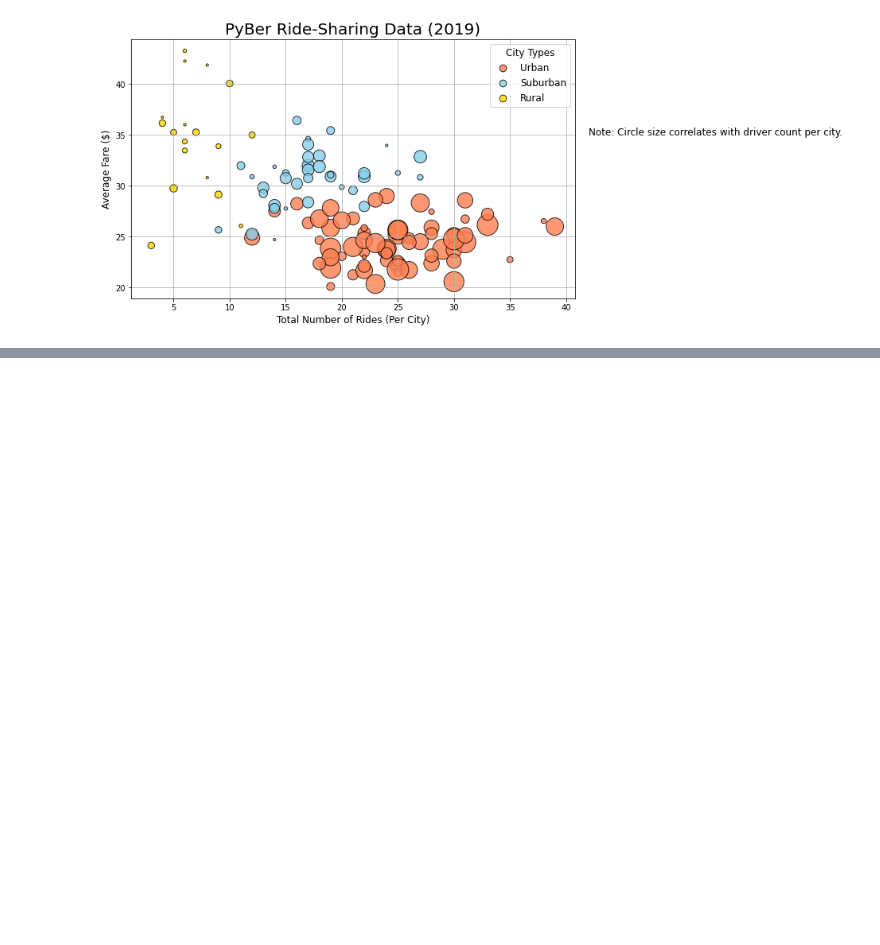
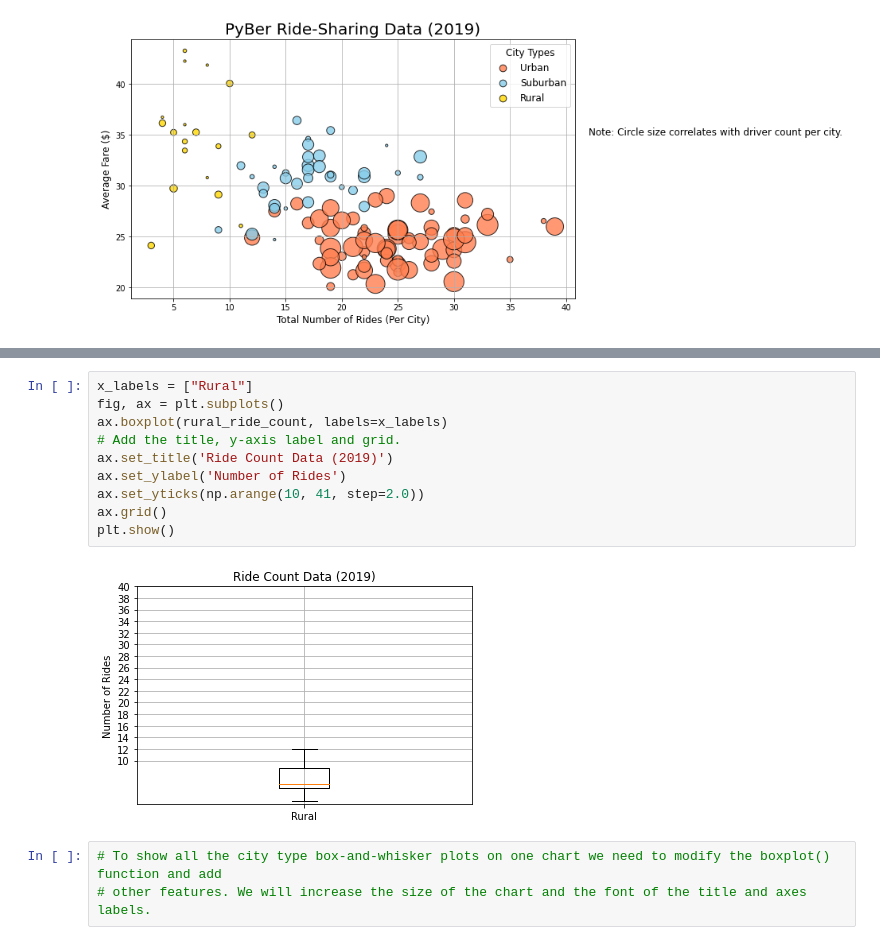
Before and after one commit to DJsef81/PyBer_Analysis, a Jupyter notebook: PyBer.ipynb, the cells around one changed output, grey strips where cells are left out. Cells and saved outputs as stored; diff of their text form; blank space fills up the shorter version.

```diff
--- a/PyBer.ipynb
+++ b/PyBer.ipynb
@@ -790,0 +1257,15 @@ plt.show()
+# %%
+x_labels = ["Rural"]
+fig, ax = plt.subplots()
+ax.boxplot(rural_ride_count, labels=x_labels)
+# Add the title, y-axis label and grid.
+ax.set_title('Ride Count Data (2019)')
+ax.set_ylabel('Number of Rides')
+ax.set_yticks(np.arange(10, 41, step=2.0))
+ax.grid()
+plt.show()
+# %% [output]
+[figure, added]
+# %%
+# To show all the city type box-and-whisker plots on one chart we need to modify the boxplot() function and add
+# other features. We will increase the size of the chart and the font of the title and axes labels.
```
Also changed, not shown: parts of 72 cells of this notebook, 4 other files.
